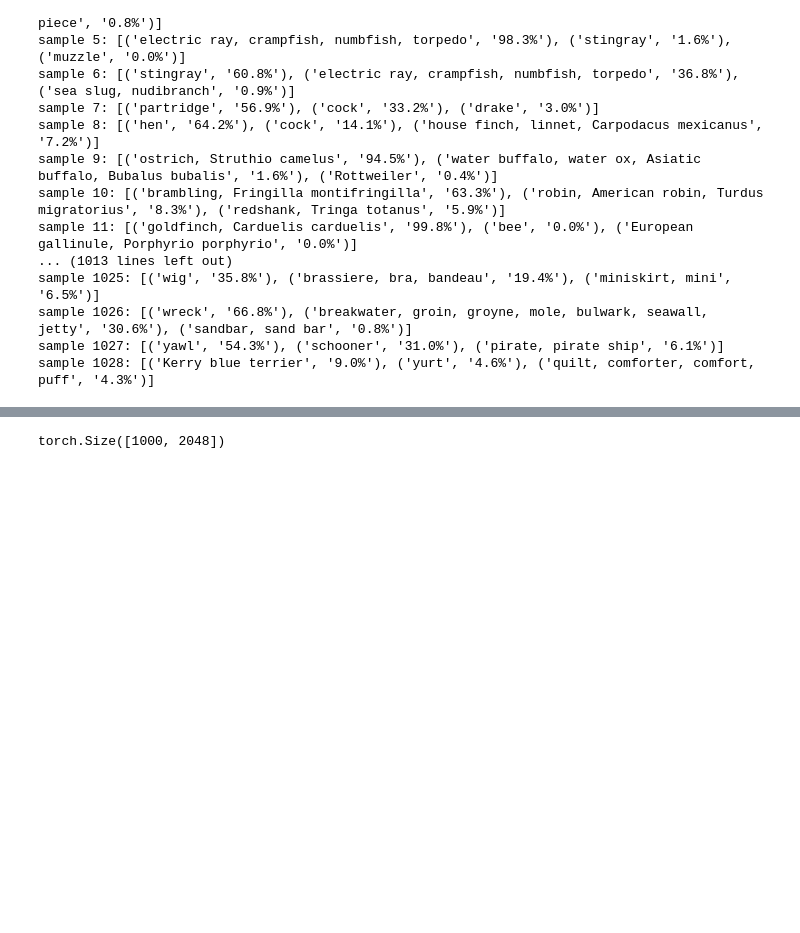
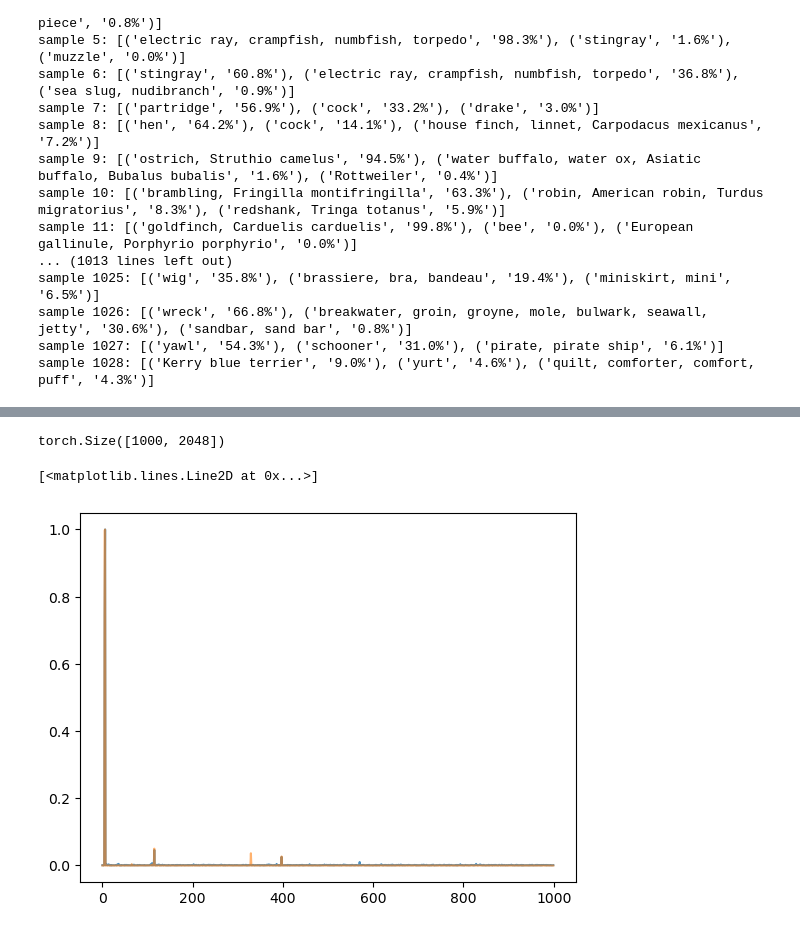
Before and after one commit to SarahHarvey/decoding-similarity, a Jupyter notebook: compare-Jacobians.ipynb, the cells around one changed output, grey strips where cells are left out. Drawn from its saved outputs; the diff is of its cells as text; code cells hidden in the pictures; blank space fills up the shorter version.

```diff
--- a/compare-Jacobians.ipynb
+++ b/compare-Jacobians.ipynb
@@ -267,5 +301,15 @@ jacobian_rnet50 = torch.autograd.functional.jacobian(rnet50_2nd, y1[333,:])
+# %%
+Js_rn50[0].shape
+# %% [output]
+torch.Size([1000, 2048])
 # %%
-jacobian_rnet50.shape
+image = 6
+norm_Jac_norms_rn50 = np.linalg.norm(Js_rn50[image].numpy(),axis=1)/np.max(np.linalg.norm(Js_rn50[image].numpy(),axis=1))
+norm_Jac_norms_anet = np.linalg.norm(Js_anet[image].numpy(),axis=1)/np.max(np.linalg.norm(Js_anet[image].numpy(),axis=1))
-# %% [output]
-torch.Size([1000, 2048])
+# %%
+plt.plot(norm_Jac_norms_rn50,alpha=0.8)
+plt.plot(norm_Jac_norms_anet,alpha=0.6)
+# %% [output]
+[<matplotlib.lines.Line2D at 0x...>]
+[figure, added]
 # %%
```
Also changed, not shown: parts of 19 cells of this notebook, 1 other file.
